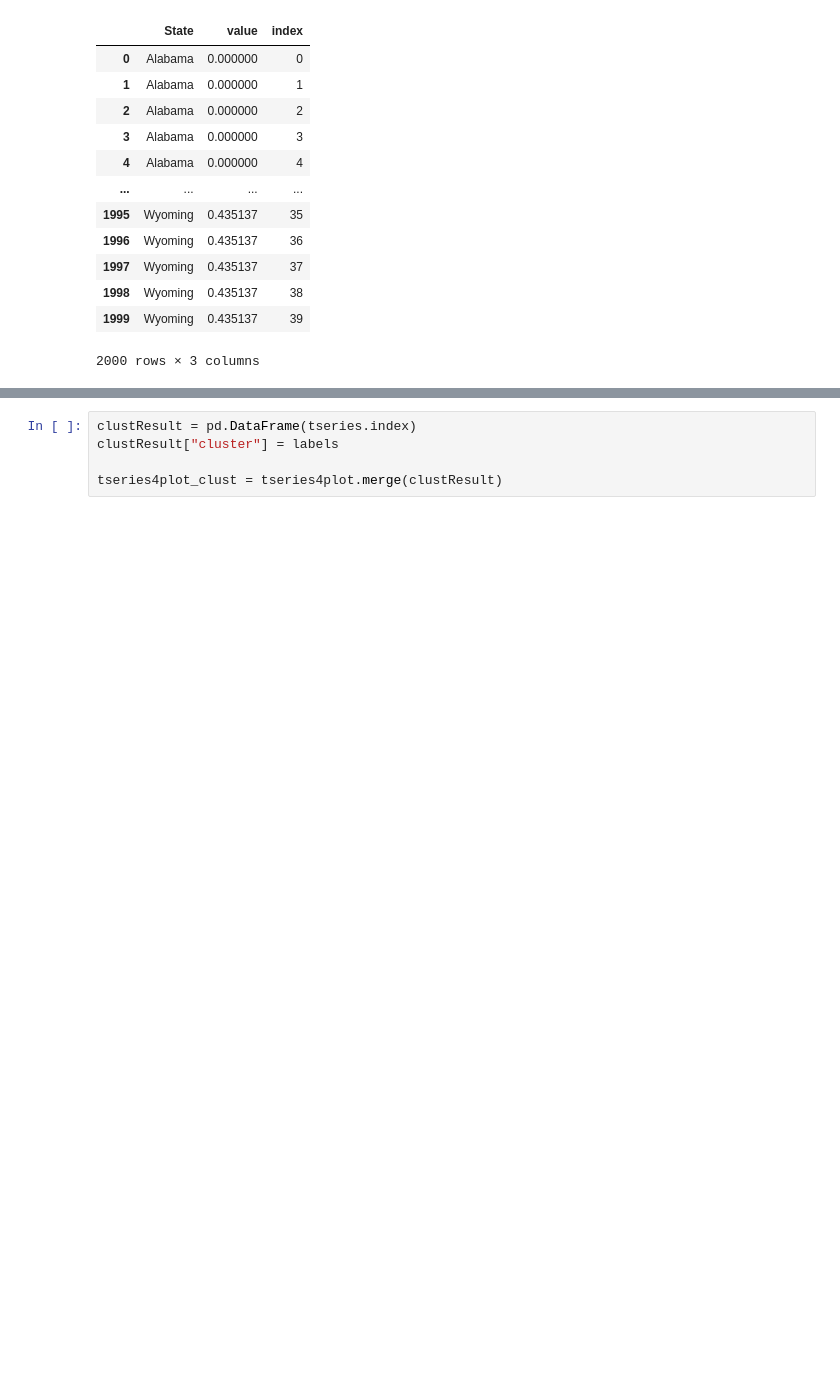
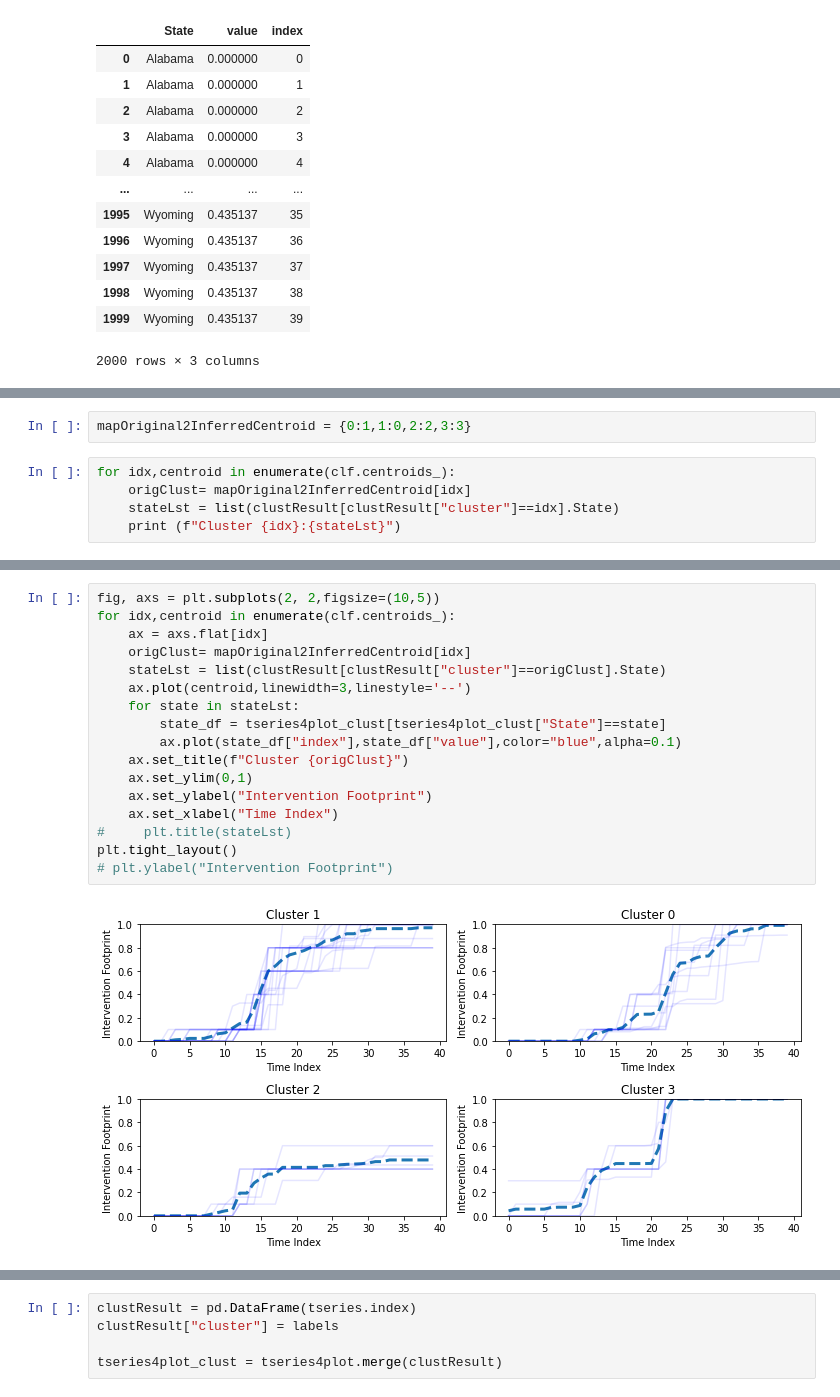
Before and after one commit to covidvis/covid19-vis, a Jupyter notebook: notebooks/Intervention Footprint Trajectory-Clean.ipynb, the cells around one changed output, grey strips where cells are left out. Drawn from its saved outputs; the diff is of its cells as text; blank space fills up the shorter version.

```diff
--- a/notebooks/Intervention Footprint Trajectory-Clean.ipynb
+++ b/notebooks/Intervention Footprint Trajectory-Clean.ipynb
@@ -426,0 +444,7 @@ Name: Cluster, dtype: int64
+# %%
+mapOriginal2InferredCentroid = {0:1,1:0,2:2,3:3}
+# %%
+for idx,centroid in enumerate(clf.centroids_):
+    origClust= mapOriginal2InferredCentroid[idx]
+    stateLst = list(clustResult[clustResult["cluster"]==idx].State)
+    print (f"Cluster {idx}:{stateLst}")
@@ -426,0 +456,19 @@ Name: Cluster, dtype: int64
+# %%
+fig, axs = plt.subplots(2, 2,figsize=(10,5))
+for idx,centroid in enumerate(clf.centroids_):
+    ax = axs.flat[idx]
+    origClust= mapOriginal2InferredCentroid[idx]
+    stateLst = list(clustResult[clustResult["cluster"]==origClust].State)
+    ax.plot(centroid,linewidth=3,linestyle='--')
+    for state in stateLst:
+        state_df = tseries4plot_clust[tseries4plot_clust["State"]==state]
+        ax.plot(state_df["index"],state_df["value"],color="blue",alpha=0.1)
+    ax.set_title(f"Cluster {origClust}")
+    ax.set_ylim(0,1)
+    ax.set_ylabel("Intervention Footprint")
+    ax.set_xlabel("Time Index")
+#     plt.title(stateLst)
+plt.tight_layout()
+# plt.ylabel("Intervention Footprint")
+# %% [output]
+[figure, added]
```
Also changed, not shown: parts of 7 cells of this notebook, 1 other file.
